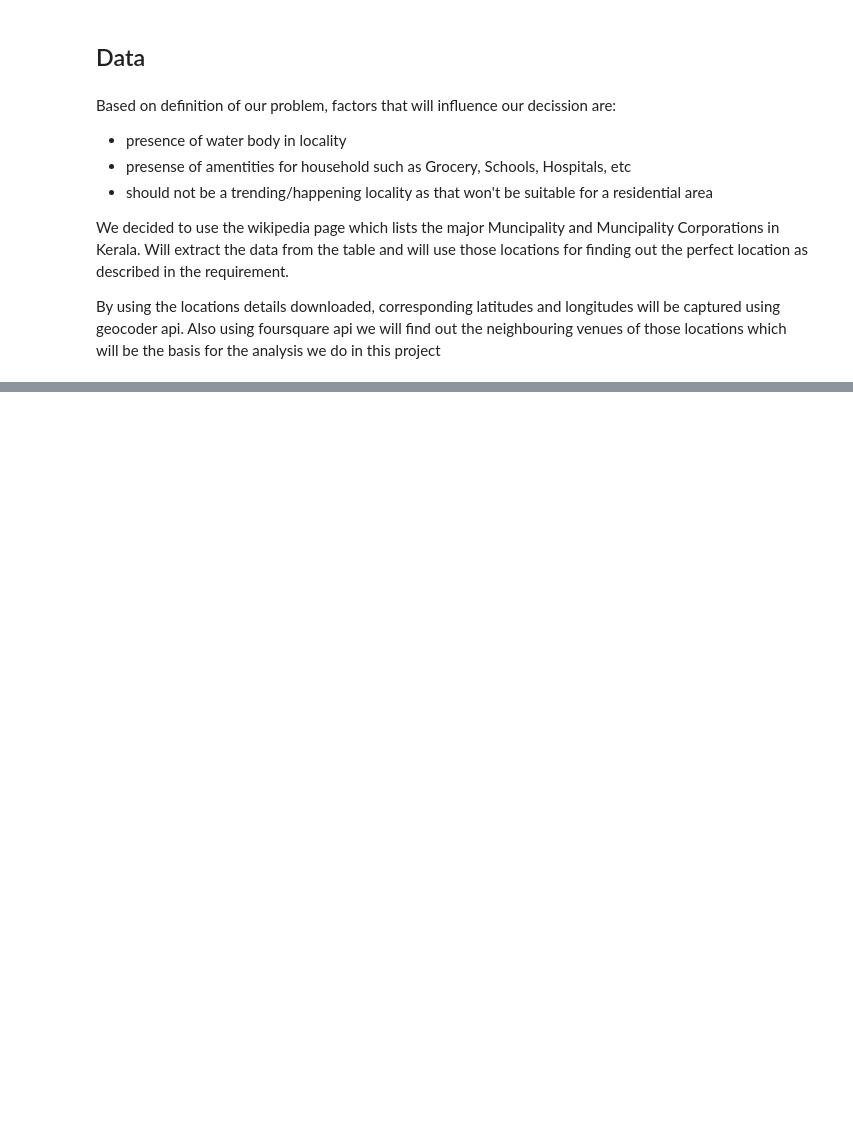
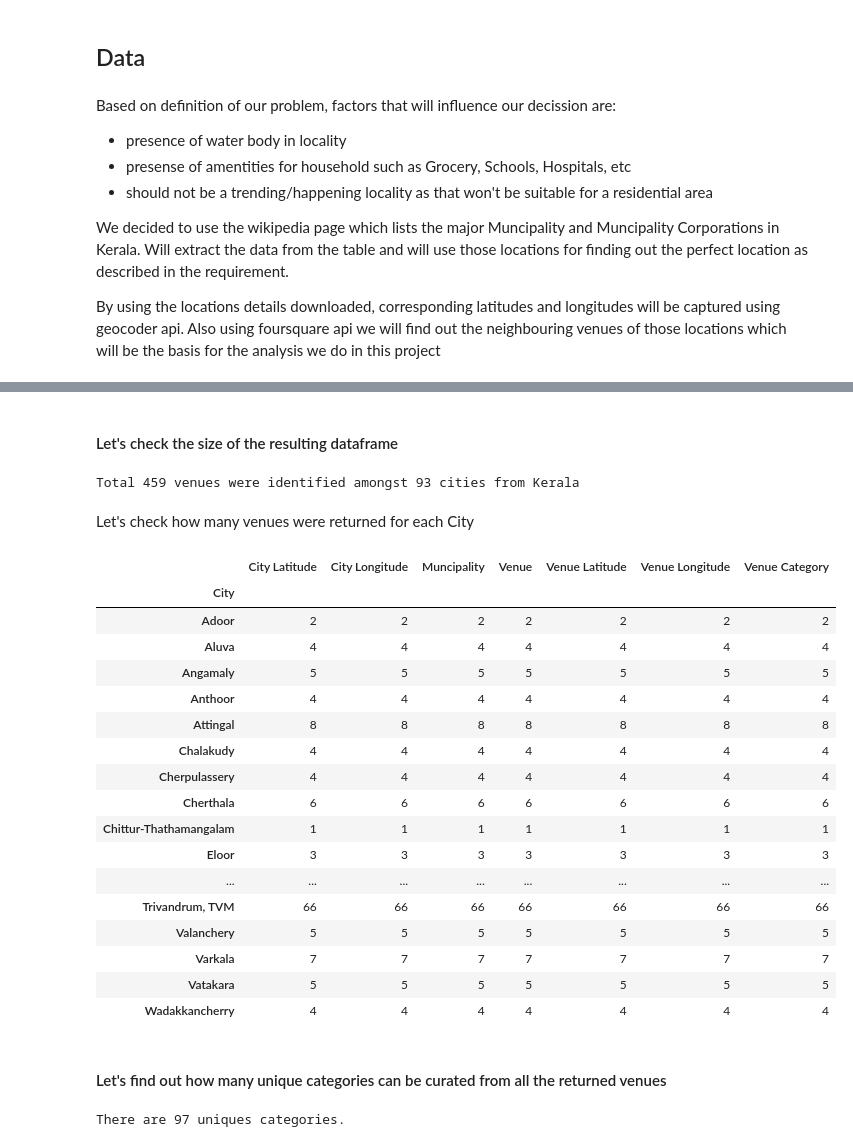
Before and after one commit to sreeduttsasikumar/Coursera_Capstone, a Jupyter notebook: Capstone_Project_Battle_of_Neighbourhoods.ipynb, the cells around one changed output, grey strips where cells are left out. Drawn from its saved outputs; the diff is of its cells as text; code cells hidden in the pictures; blank space fills up the shorter version.

```diff
--- a/Capstone_Project_Battle_of_Neighbourhoods.ipynb
+++ b/Capstone_Project_Battle_of_Neighbourhoods.ipynb
@@ -28,0 +111,7 @@ By using the locations details downloaded, corresponding latitudes and longitude
+# %%
+#get geo location of Kerala on which the cities can be super imposed
+geolocator = Nominatim(user_agent="city_explorer")
+location = geolocator.geocode('Kerala, KL')
+latitude = location.latitude
+longitude = location.longitude
+print('The geograpical coordinate of Kerala are {}, {}.'.format(latitude, longitude))
@@ -28,0 +207,35 @@ By using the locations details downloaded, corresponding latitudes and longitude
+# %% [markdown]
+#### Let's check the size of the resulting dataframe
+# %%
+print("Total {} venues were identified amongst {} cities from Kerala".format(kerala_venues.shape[0], kerala_city_df.shape[0]))
+# %% [output]
+Total 459 venues were identified amongst 93 cities from Kerala
+# %% [markdown]
+Let's check how many venues were returned for each City
+# %%
+kerala_venues.groupby('City').count()
+# %% [output]
+|  | City Latitude | City Longitude | Muncipality | Venue | Venue Latitude | Venue Longitude | Venue Category |
+| City |  |  |  |  |  |  |  |
+| Adoor | 2 | 2 | 2 | 2 | 2 | 2 | 2 |
+| Aluva | 4 | 4 | 4 | 4 | 4 | 4 | 4 |
+| Angamaly | 5 | 5 | 5 | 5 | 5 | 5 | 5 |
+| Anthoor | 4 | 4 | 4 | 4 | 4 | 4 | 4 |
+| Attingal | 8 | 8 | 8 | 8 | 8 | 8 | 8 |
+| Chalakudy | 4 | 4 | 4 | 4 | 4 | 4 | 4 |
+| Cherpulassery | 4 | 4 | 4 | 4 | 4 | 4 | 4 |
+| Cherthala | 6 | 6 | 6 | 6 | 6 | 6 | 6 |
+| Chittur-Thathamangalam | 1 | 1 | 1 | 1 | 1 | 1 | 1 |
+| Eloor | 3 | 3 | 3 | 3 | 3 | 3 | 3 |
+| ... | ... | ... | ... | ... | ... | ... | ... |
+| Trivandrum, TVM | 66 | 66 | 66 | 66 | 66 | 66 | 66 |
+| Valanchery | 5 | 5 | 5 | 5 | 5 | 5 | 5 |
+| Varkala | 7 | 7 | 7 | 7 | 7 | 7 | 7 |
+| Vatakara | 5 | 5 | 5 | 5 | 5 | 5 | 5 |
+| Wadakkancherry | 4 | 4 | 4 | 4 | 4 | 4 | 4 |
+# %% [markdown]
+#### Let's find out how many unique categories can be curated from all the returned venues
+# %%
+print('There are {} uniques categories.'.format(len(kerala_venues['Venue Category'].unique())))
+# %% [output]
+There are 97 uniques categories.
```
Also changed, not shown: parts of 23 cells of this notebook.
